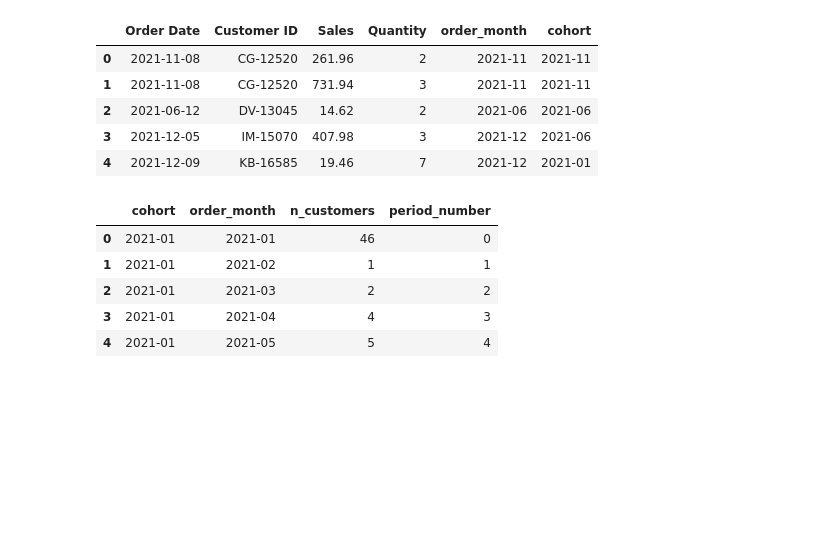
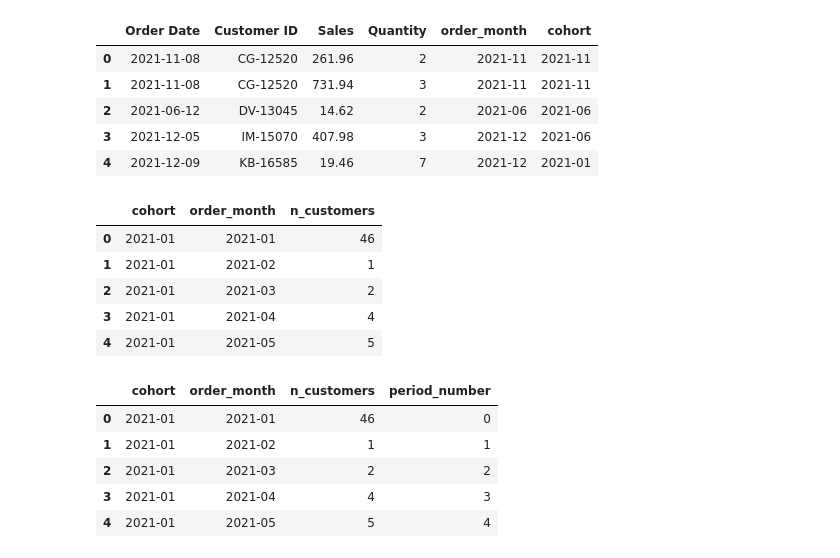
Before and after one commit to VenkataPrasad97/Task, a Jupyter notebook: task_rfm.ipynb, the cells around one changed output. Cells and saved outputs as stored; diff of their text form; code cells hidden in the pictures; blank space fills up the shorter version.

```diff
--- a/task_rfm.ipynb
+++ b/task_rfm.ipynb
@@ -166,6 +166,14 @@ df.head()
 | 4 | 2021-12-09 | KB-16585 | 19.46 | 7 | 2021-12 | 2021-01 |
 # %%
 df_cohort = df.groupby(['cohort', 'order_month']).agg(n_customers=('Customer ID', 'nunique')).reset_index(drop=False)
+df_cohort.head()
+# %% [output]
+|  | cohort | order_month | n_customers |
+| 0 | 2021-01 | 2021-01 | 46 |
+| 1 | 2021-01 | 2021-02 | 1 |
+| 2 | 2021-01 | 2021-03 | 2 |
+| 3 | 2021-01 | 2021-04 | 4 |
+| 4 | 2021-01 | 2021-05 | 5 |
 # %%
 df_cohort['period_number'] = (df_cohort.order_month - df_cohort.cohort).apply(attrgetter('n'))
 df_cohort.head()
```
Also changed, not shown: parts of 5 cells of this notebook.
